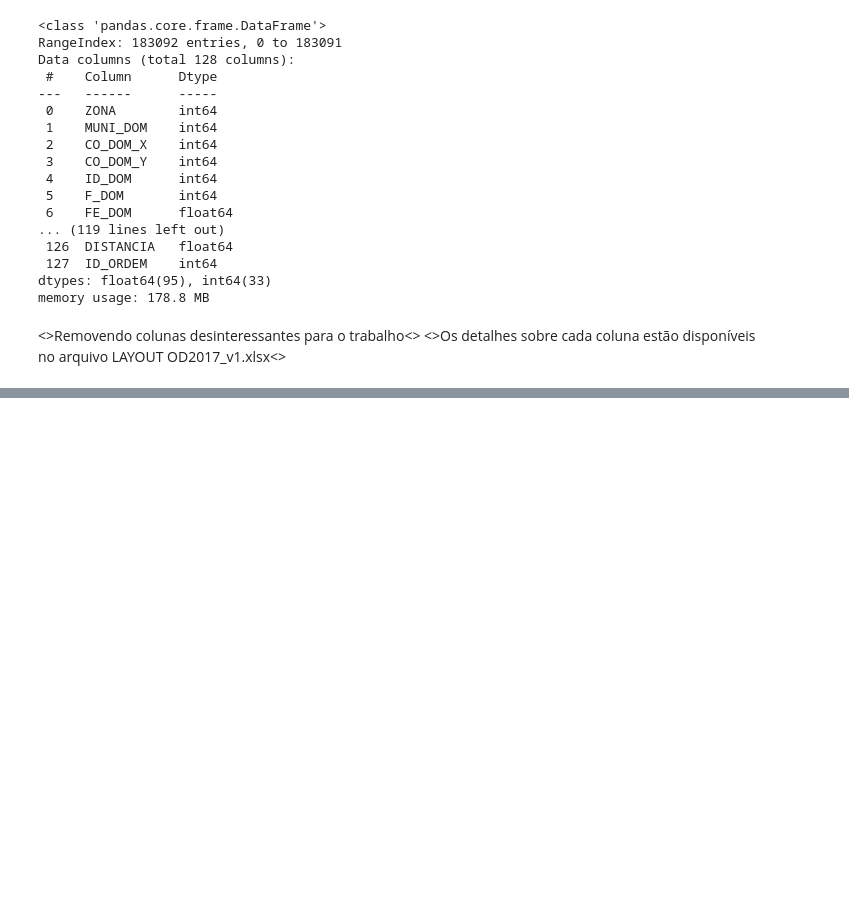
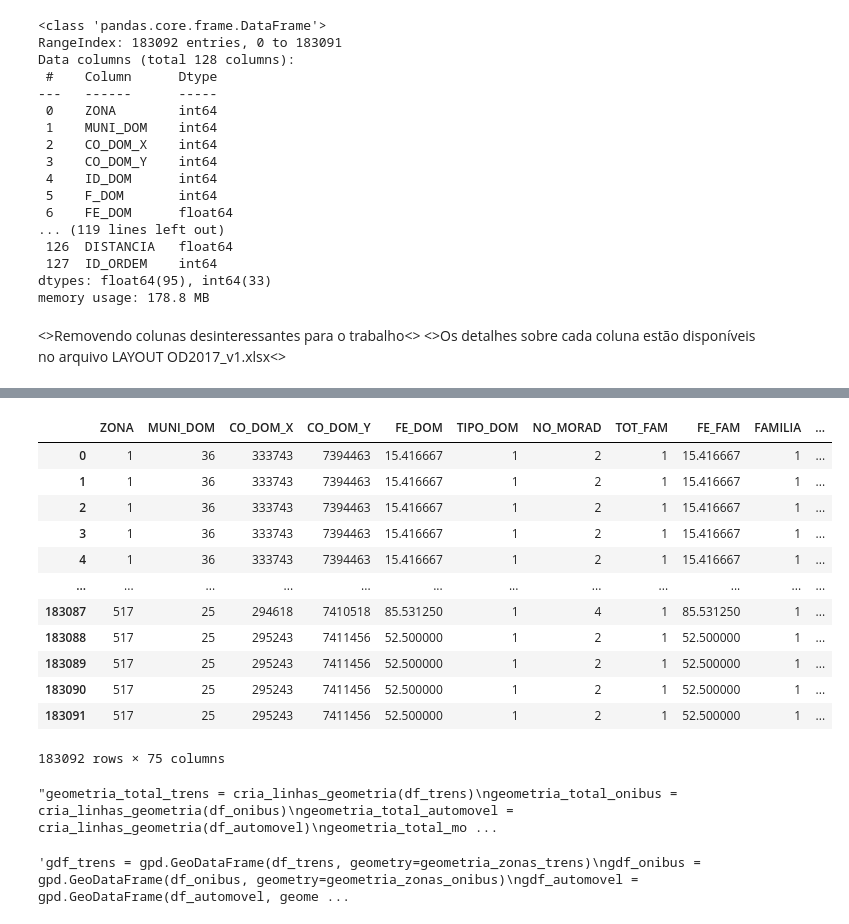
Before and after one commit to LissesCastro/Mobilidade-e-CO2, a Jupyter notebook: analise.ipynb, the cells around one changed output, grey strips where cells are left out. Drawn from its saved outputs; the diff is of its cells as text; code cells hidden in the pictures; blank space fills up the shorter version.

```diff
--- a/analise.ipynb
+++ b/analise.ipynb
@@ -44,9 +149,17 @@ colunas_removidas = ['ID_DOM', 'F_DOM', 'DOM', 'CD_ENTRE', 'DATA', 'AGUA', 'RUA_
                      'NAO_DCL_IT', 'PONTO_BR', 'CD_RENFA', 'ID_PESS', 'F_PESS', 'PESSOA', 'MUNIESC', 'VINC1', 'VINC2',
                      'DIA_SEM', 'PAG_VIAG', 'TP_ESAUTO', 'VL_EST', 'VIA_BICI', 'TP_ESBICI']
 
-colunas_categoricas = ['ZONA', 'MUNI_DOM', 'TIPO_DOM', 'CONDMORA', 'CRITERIOBR', 'SIT_FAM', 'SEXO', 'ESTUDA', 'GRAU_INS', 'CD_ATIVI', 'CO_REN_I', 'TIPO_ESC', 'TRAB1_RE', 'TRABEXT1', 'OCUP1',
+
+colunas_categoricas = ['ZONA', 'MUNI_DOM', 'TIPO_DOM', 'CONDMORA', 'CRITERIOBR', 'SIT_FAM', 'SEXO', 'ESTUDA', 'GRAU_INS', 'CD_ATIVI', 'CO_REN_I', 'TRAB1_RE', 'TRABEXT1', 'OCUP1',
                        'SETOR1', 'MUNITRA1', 'MUNITRA2', 'TRAB2_RE', 'TRABEXT2', 'OCUP2', 'SETOR2', 'ZONA_O', 'MUNI_O', 'ZONA_D', 'MUNI_D', 'ZONA_T1', 'MUNI_T1', 'ZONA_T2', 'MUNI_T2', 'ZONA_T3',
                        'MUNI_T3', 'MOTIVO_O', 'MOTIVO_D', 'MOT_SRES', 'SERVIR_O', 'SERVIR_D', 'MODO1', 'MODO2', 'MODO3', 'MODO4', 'MODOPRIN', 'TIPVG', 'PE_BICI']
 
 df = base.drop(colunas_removidas, axis=1)
 df[colunas_categoricas] = df[colunas_categoricas].astype('category');
+# %%
+#Removendo colunas com muitos valores nulos
+col_nulos = ['ANO_AUTO2', 'ANO_AUTO3', 'ZONA_ESC', 'CO_ESC_X', 'CO_ESC_Y', 'TIPO_ESC', 'ZONATRA2', 'MUNITRA2', 'CO_TR2_X', 'CO_TR2_Y', 'TRAB2_RE', 'TRABEXT2', 'OCUP2', 'SETOR2',
+             'ZONA_T1', 'MUNI_T1', 'CO_T1_X', 'CO_T1_Y', 'ZONA_T2', 'MUNI_T2', 'CO_T2_X', 'CO_T2_Y', 'ZONA_T3', 'MUNI_T3', 'CO_T3_X', 'CO_T3_Y', 'MODO2', 'MODO3', 'MODO4', 'PE_BICI']
+
+
+df = df.drop(col_nulos, axis=1)
@@ -52,0 +186,34 @@ df[colunas_categoricas] = df[colunas_categoricas].astype('category');
+# %%
+for index, row in df.iterrows():
+    for dic in dict_distritos:
+        if row['ZONA_O'] == dic['NumeroZona']:
+            df.at[index, 'DIST_O_X'] = dic['CO_DIST_X']
+            df.at[index, 'DIST_O_Y'] = dic['CO_DIST_Y']
+        if row['ZONA_D'] == dic['NumeroZona']:
+            df.at[index, 'DIST_D_X'] = dic['CO_DIST_X']
+            df.at[index, 'DIST_D_Y'] = dic['CO_DIST_Y']
+# %%
+for index, row in df.iterrows():
+    for key, value in dict_centroides.items():
+        if row['ZONA_O'] == key:
+            df.at[index, 'ZONA_O_X'] = value[0]
+            df.at[index, 'ZONA_O_Y'] = value[1]
+        if row['ZONA_D'] == key:
+            df.at[index, 'ZONA_D_X'] = value[0]
+            df.at[index, 'ZONA_D_Y'] = value[1]
+# %%
+df
+# %% [output]
+|  | ZONA | MUNI_DOM | CO_DOM_X | CO_DOM_Y | FE_DOM | TIPO_DOM | NO_MORAD | TOT_FAM | FE_FAM | FAMILIA | ... |
+| 0 | 1 | 36 | 333743 | 7394463 | 15.416667 | 1 | 2 | 1 | 15.416667 | 1 | ... |
+| 1 | 1 | 36 | 333743 | 7394463 | 15.416667 | 1 | 2 | 1 | 15.416667 | 1 | ... |
+| 2 | 1 | 36 | 333743 | 7394463 | 15.416667 | 1 | 2 | 1 | 15.416667 | 1 | ... |
+| 3 | 1 | 36 | 333743 | 7394463 | 15.416667 | 1 | 2 | 1 | 15.416667 | 1 | ... |
+| 4 | 1 | 36 | 333743 | 7394463 | 15.416667 | 1 | 2 | 1 | 15.416667 | 1 | ... |
+| ... | ... | ... | ... | ... | ... | ... | ... | ... | ... | ... | ... |
+| 183087 | 517 | 25 | 294618 | 7410518 | 85.531250 | 1 | 4 | 1 | 85.531250 | 1 | ... |
+| 183088 | 517 | 25 | 295243 | 7411456 | 52.500000 | 1 | 2 | 1 | 52.500000 | 1 | ... |
+| 183089 | 517 | 25 | 295243 | 7411456 | 52.500000 | 1 | 2 | 1 | 52.500000 | 1 | ... |
+| 183090 | 517 | 25 | 295243 | 7411456 | 52.500000 | 1 | 2 | 1 | 52.500000 | 1 | ... |
+| 183091 | 517 | 25 | 295243 | 7411456 | 52.500000 | 1 | 2 | 1 | 52.500000 | 1 | ... |
+183092 rows × 75 columns
@@ -52,0 +234,32 @@ df[colunas_categoricas] = df[colunas_categoricas].astype('category');
+# %%
+#geometria_total = cria_linhas_geometria(df)
+geometria_zonas = cria_linhas_geometria(df, x1='ZONA_O_X', y1='ZONA_O_Y', x2='ZONA_D_X', y2='ZONA_D_Y')
+
+
+
+'''geometria_total_trens = cria_linhas_geometria(df_trens)
+geometria_total_onibus = cria_linhas_geometria(df_onibus)
+geometria_total_automovel = cria_linhas_geometria(df_automovel)
+geometria_total_moto = cria_linhas_geometria(df_moto)
+geometria_total_bike_pe = cria_linhas_geometria(df_bike_a_pe)
+
+geometria_zonas_trens = cria_linhas_geometria(df_trens, x1='ZONA_O_X', y1='ZONA_O_Y', x2='ZONA_D_X', y2='ZONA_D_Y')
+geometria_zonas_onibus = cria_linhas_geometria(df_onibus, x1='ZONA_O_X', y1='ZONA_O_Y', x2='ZONA_D_X', y2='ZONA_D_Y')
+geometria_zonas_automovel = cria_linhas_geometria(df_automovel, x1='ZONA_O_X', y1='ZONA_O_Y', x2='ZONA_D_X', y2='ZONA_D_Y')
+geometria_zonas_moto = cria_linhas_geometria(df_moto, x1='ZONA_O_X', y1='ZONA_O_Y', x2='ZONA_D_X', y2='ZONA_D_Y')
+geometria_zonas_bike_pe = cria_linhas_geometria(df_bike_a_pe, x1='ZONA_O_X', y1='ZONA_O_Y', x2='ZONA_D_X', y2='ZONA_D_Y')'''
+# %% [output]
+"geometria_total_trens = cria_linhas_geometria(df_trens)\ngeometria_total_onibus = cria_linhas_geometria(df_onibus)\ngeometria_total_automovel = cria_linhas_geometria(df_automovel)\ngeometria_total_mo ...
+# %%
+'''gdf_base = gdf = gpd.GeoDataFrame(df, geometry=geometria_total)
+gdf_base = transforma_em_string(gdf_base, 'category')'''
+gdf_zonas = gpd.GeoDataFrame(df, geometry=geometria_zonas)
+gdf_zonas = transforma_em_string(gdf_zonas, 'category')
+
+'''gdf_trens = gpd.GeoDataFrame(df_trens, geometry=geometria_zonas_trens)
+gdf_onibus = gpd.GeoDataFrame(df_onibus, geometry=geometria_zonas_onibus)
+gdf_automovel = gpd.GeoDataFrame(df_automovel, geometry=geometria_zonas_automovel)
+gdf_moto = gpd.GeoDataFrame(df_moto, geometry=geometria_zonas_moto)
+gdf_bike_pe = gpd.GeoDataFrame(df_bike_a_pe, geometry=geometria_zonas_bike_pe)'''
+# %% [output]
+'gdf_trens = gpd.GeoDataFrame(df_trens, geometry=geometria_zonas_trens)\ngdf_onibus = gpd.GeoDataFrame(df_onibus, geometry=geometria_zonas_onibus)\ngdf_automovel = gpd.GeoDataFrame(df_automovel, geome ...
```
Also changed, not shown: parts of 15 cells of this notebook, 1 other file.
